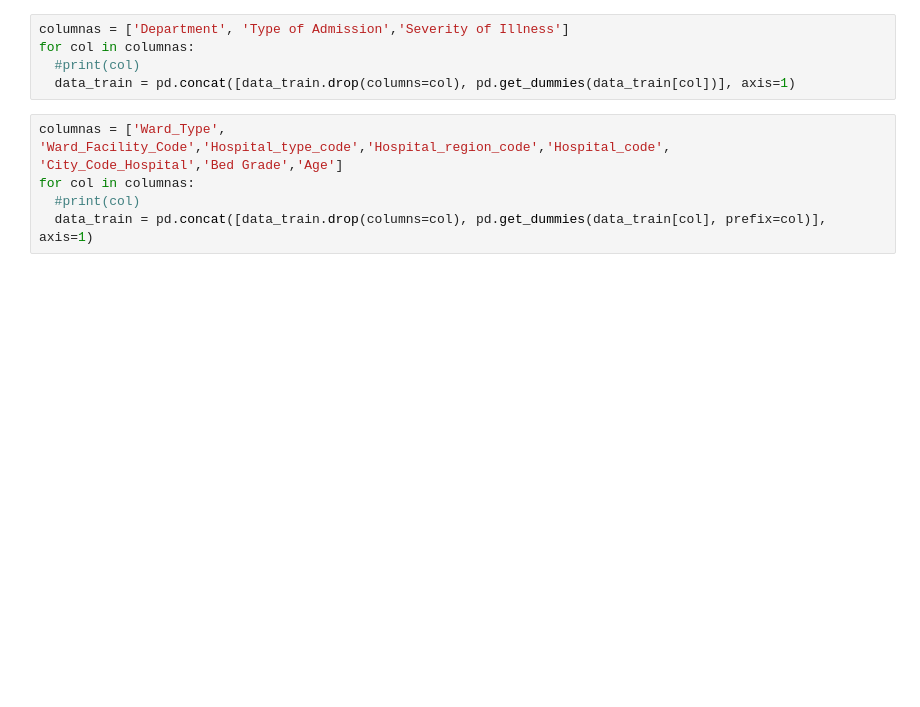
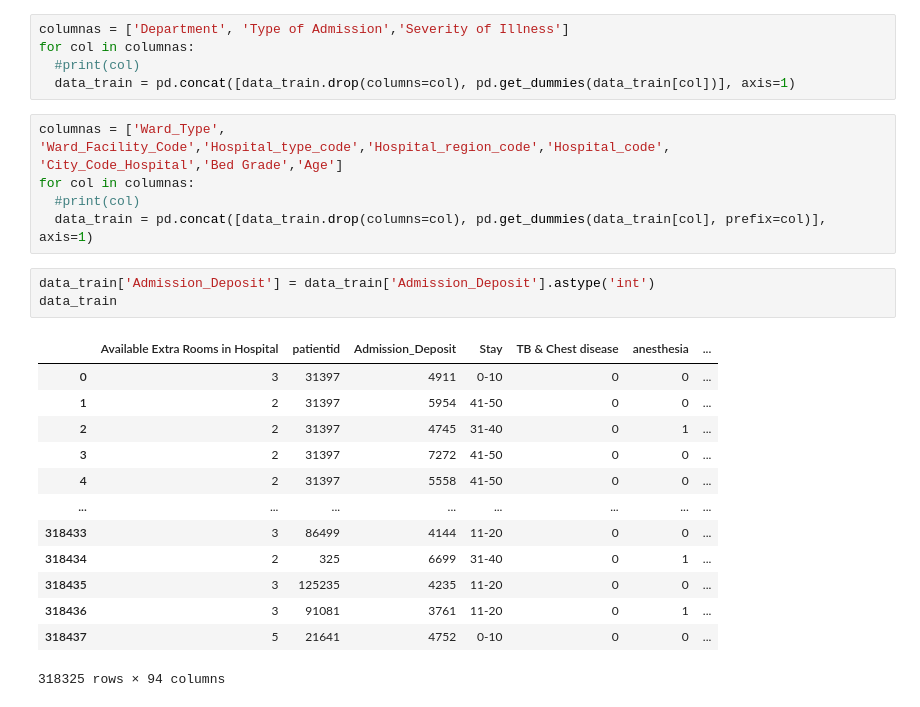
Before and after one commit to Geralberrio/Proyecto_Analitica, a Jupyter notebook: Hospitalizacion_regresion_lineal.ipynb, the cells around one changed output. Drawn from its saved outputs; the diff is of its cells as text; blank space fills up the shorter version.

```diff
--- a/Hospitalizacion_regresion_lineal.ipynb
+++ b/Hospitalizacion_regresion_lineal.ipynb
@@ -219,3 +218,20 @@ columnas = ['Ward_Type',	'Ward_Facility_Code','Hospital_type_code','Hospital_reg
 for col in columnas:
   #print(col)
   data_train = pd.concat([data_train.drop(columns=col), pd.get_dummies(data_train[col], prefix=col)], axis=1)
+# %%
+data_train['Admission_Deposit'] = data_train['Admission_Deposit'].astype('int')
+data_train
+# %% [output]
+|  | Available Extra Rooms in Hospital | patientid | Admission_Deposit | Stay | TB & Chest disease | anesthesia | ... |
+| 0 | 3 | 31397 | 4911 | 0-10 | 0 | 0 | ... |
+| 1 | 2 | 31397 | 5954 | 41-50 | 0 | 0 | ... |
+| 2 | 2 | 31397 | 4745 | 31-40 | 0 | 1 | ... |
+| 3 | 2 | 31397 | 7272 | 41-50 | 0 | 0 | ... |
+| 4 | 2 | 31397 | 5558 | 41-50 | 0 | 0 | ... |
+| ... | ... | ... | ... | ... | ... | ... | ... |
+| 318433 | 3 | 86499 | 4144 | 11-20 | 0 | 0 | ... |
+| 318434 | 2 | 325 | 6699 | 31-40 | 0 | 1 | ... |
+| 318435 | 3 | 125235 | 4235 | 11-20 | 0 | 0 | ... |
+| 318436 | 3 | 91081 | 3761 | 11-20 | 0 | 1 | ... |
+| 318437 | 5 | 21641 | 4752 | 0-10 | 0 | 0 | ... |
+318325 rows × 94 columns
```
Also changed, not shown: parts of 5 cells of this notebook.
